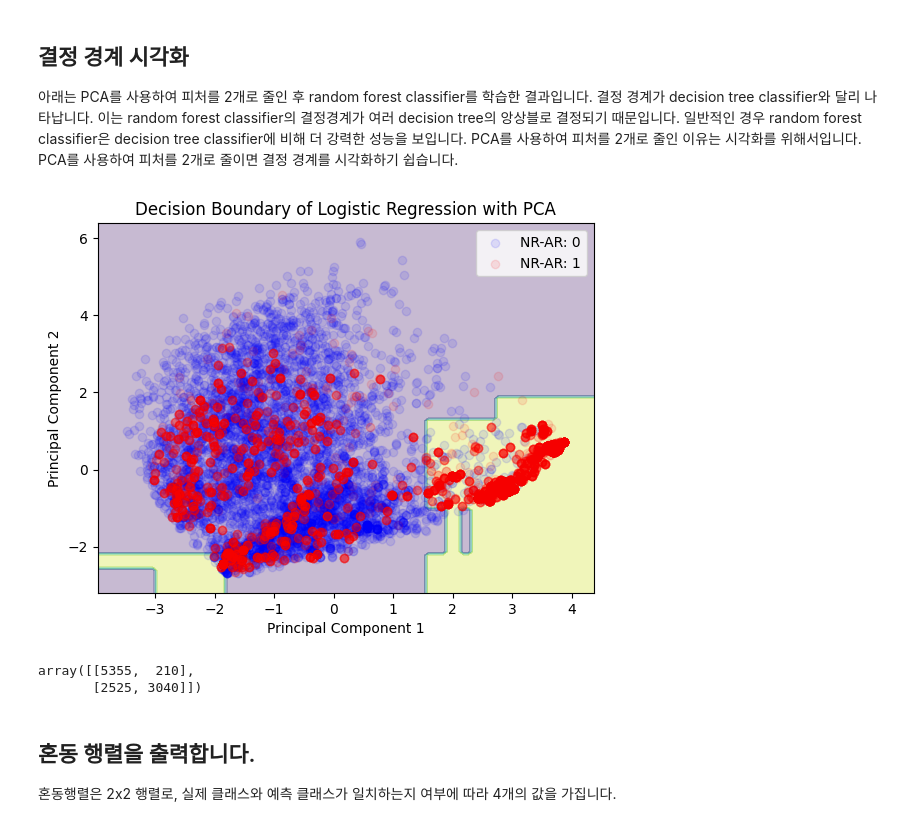
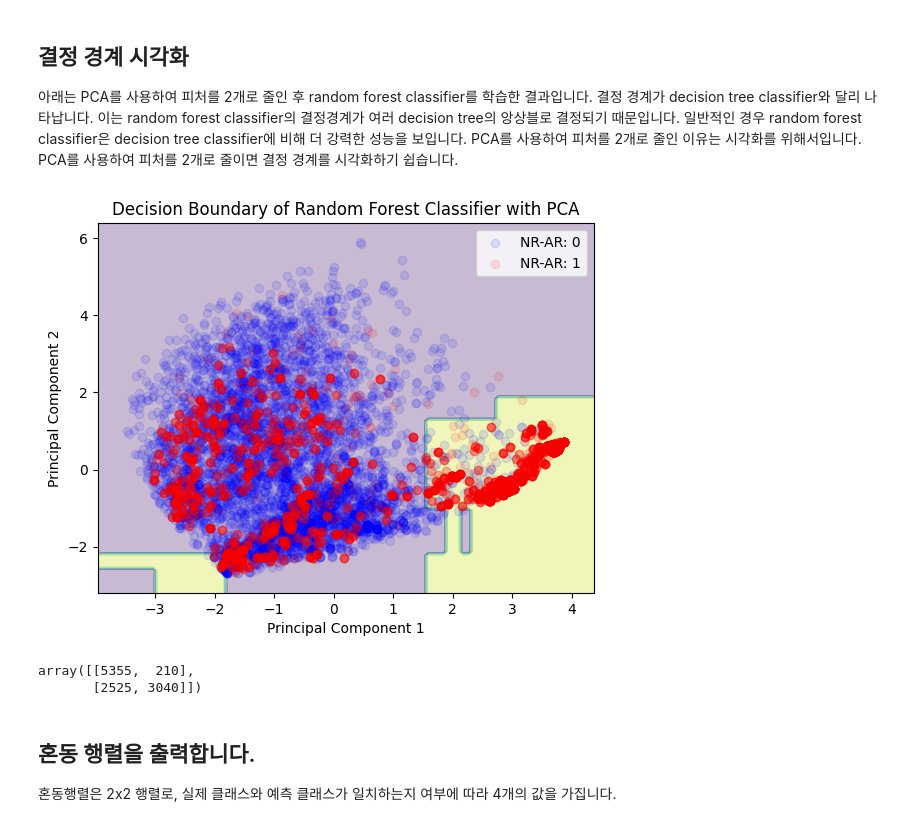
Before and after one commit to jaehyunGo/chem2401, a Jupyter notebook: 3.ModelFitting/3-03.Random_Forest_Classifier.ipynb, the cells around one changed output. Cells and saved outputs as stored; diff of their text form; code cells hidden in the pictures.

```diff
--- a/3.ModelFitting/3-03.Random_Forest_Classifier.ipynb
+++ b/3.ModelFitting/3-03.Random_Forest_Classifier.ipynb
@@ -210,35 +210,35 @@ x1s = np.linspace(X_pca[:, 0].min()-0.5, X_pca[:, 0].max()+0.5, 100)
 x2s = np.linspace(X_pca[:, 1].min()-0.5, X_pca[:, 1].max()+0.5, 100)
 # x2s: X_pca의 두 번째 열의 최솟값에서 0.5를 뺀 값부터 최댓값에서 0.5를 더한 값까지 100개의 구간으로 나눈 배열
 x1, x2 = np.meshgrid(x1s, x2s)
 # x1, x2: x1s와 x2s를 격자로 나눈 배열
 X_new = np.c_[x1.ravel(), x2.ravel()]
 # X_new: x1과 x2를 1차원 배열로 변환한 후, 열로 합친 배열
 y_pred = model_pca.predict(X_new).reshape(x1.shape)
 # y_pred: X_new를 사용하여 예측한 후, x1의 모양으로 변환한 배열
 
 
 
 plt.contourf(x1, x2, y_pred, alpha=0.3)
 # x1, x2, y_pred를 사용하여 등고선을 그립니다.
 plt.scatter(X_pca[:, 0][y==0], X_pca[:, 1][y==0], color='blue', alpha=0.1, label='NR-AR: 0')
 # y가 0인 행을 산점도로 그리고, 색을 파란색으로 지정합니다.
 plt.scatter(X_pca[:, 0][y==1], X_pca[:, 1][y==1], color='red', alpha=0.1, label='NR-AR: 1')
 # y가 1인 행을 산점도로 그리고, 색을 빨간색으로 지정합니다.
-plt.title('Decision Boundary of Logistic Regression with PCA')
+plt.title('Decision Boundary of Random Forest Classifier with PCA')
 # 그래프의 제목을 설정합니다.
 plt.legend(loc='upper right')
 # 범례를 표시합니다.
 plt.xlabel('Principal Component 1')
 # x축의 라벨을 설정합니다.
 plt.ylabel('Principal Component 2')
 # y축의 라벨을 설정합니다.
 plt.show()
 # 그래프를 출력합니다.
 
 confusion_matrix(y, model_pca.predict(X_pca))
 # 혼동 행렬을 출력합니다.
 # %% [output]
-[figure, old version]
+[figure, new version]
 array([[5355,  210],
        [2525, 3040]])
 # %% [markdown]
```
Also changed, not shown: parts of 4 cells of this notebook, 1 other file.
